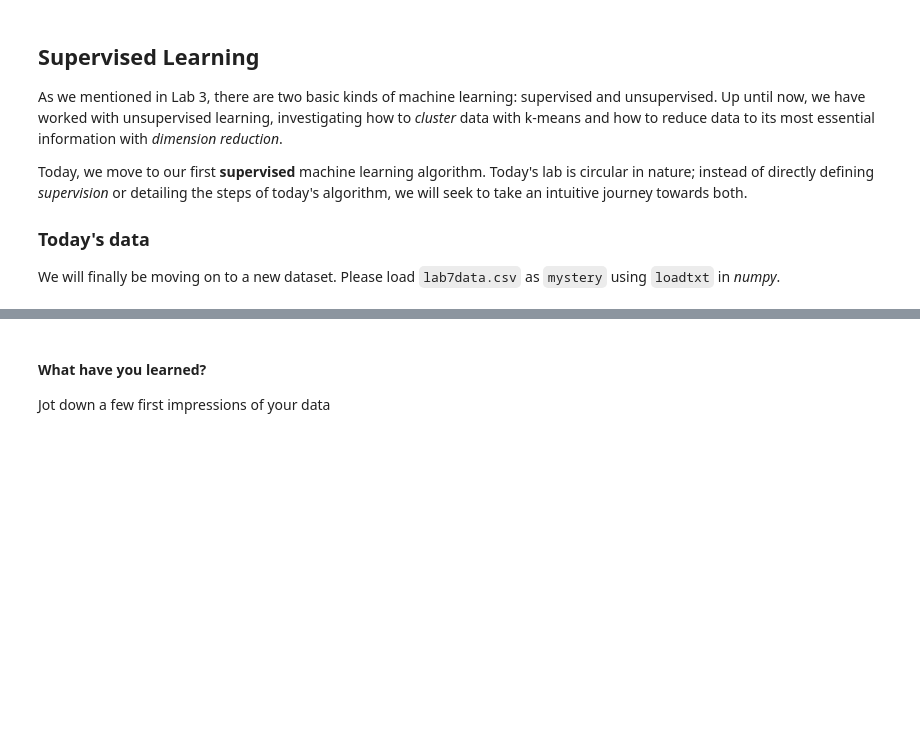
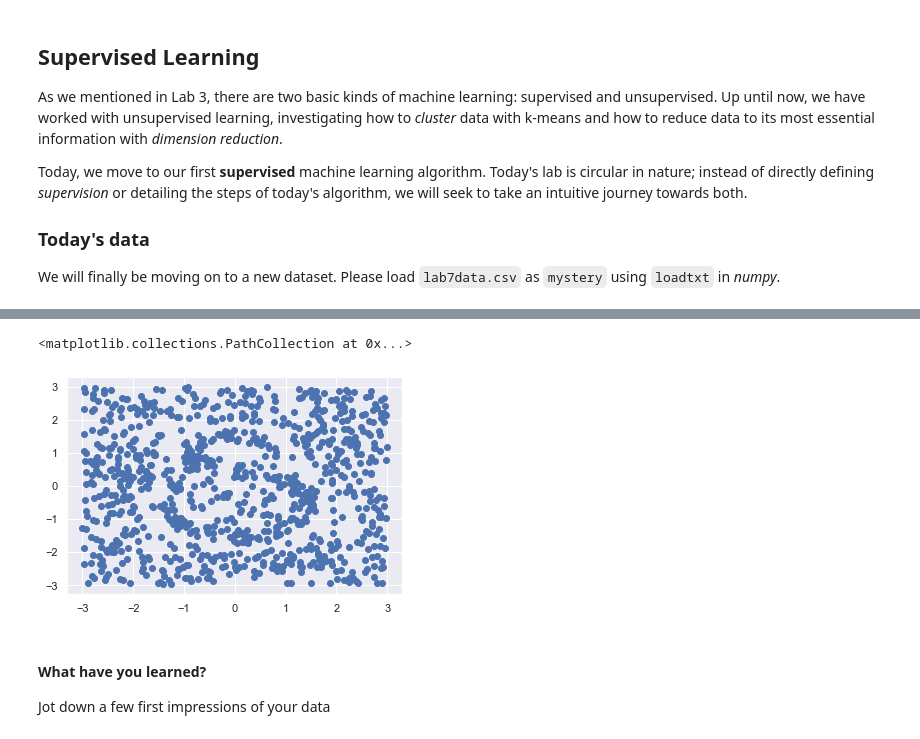
Before and after one commit to comp-machine-learning-fall2022/course-materials, a Jupyter notebook: Labs/Lab07-kNN/Lab07.ipynb, the cells around one changed output, grey strips where cells are left out. Cells and saved outputs as stored; diff of their text form; code cells hidden in the pictures; blank space fills up the shorter version.

```diff
--- a/Labs/Lab07-kNN/Lab07.ipynb
+++ b/Labs/Lab07-kNN/Lab07.ipynb
@@ -53,5 +66,9 @@ mystery = np.loadtxt("lab7data.csv", delimiter = ",")
 # %%
 # Create a few visualizations of your data
+plt.scatter(mystery[:,0], mystery[:,1])
+# %% [output]
+<matplotlib.collections.PathCollection at 0x...>
+[figure, added]
 # %% [markdown]
 #### What have you learned?
 
```
Also changed, not shown: parts of 23 cells of this notebook, 2 other files.
